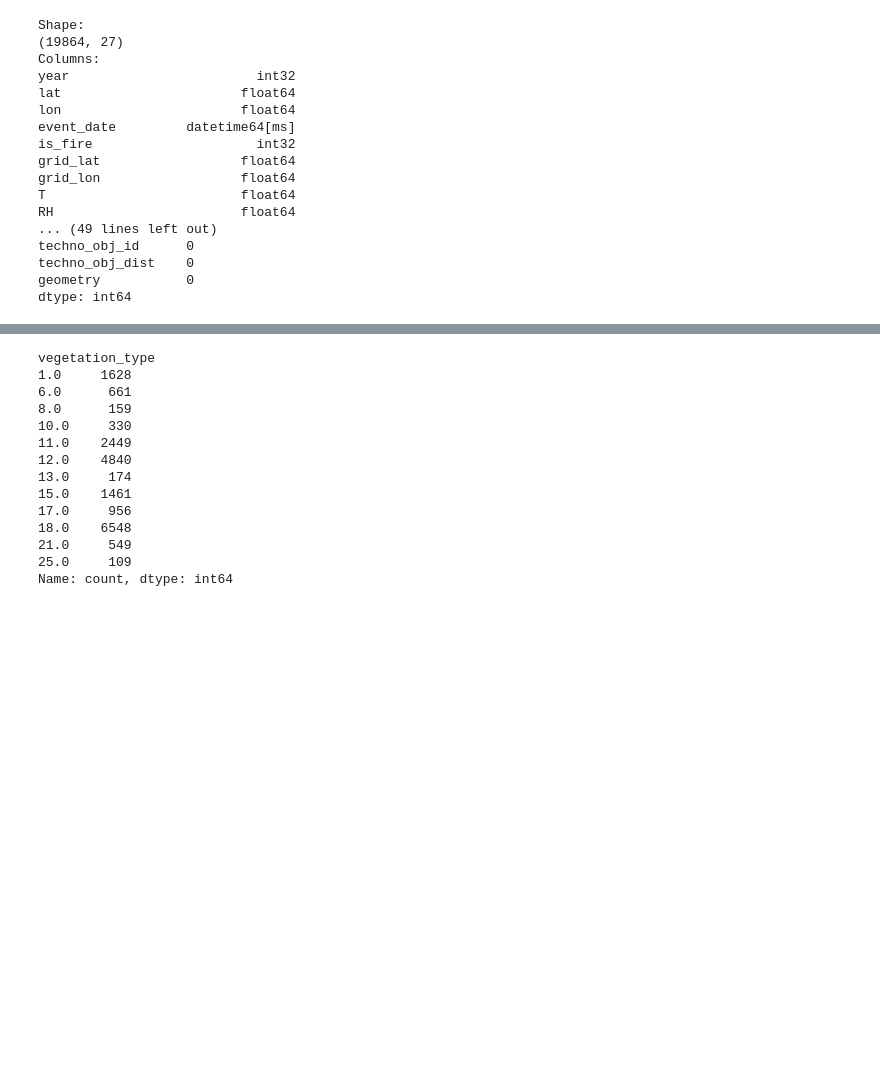
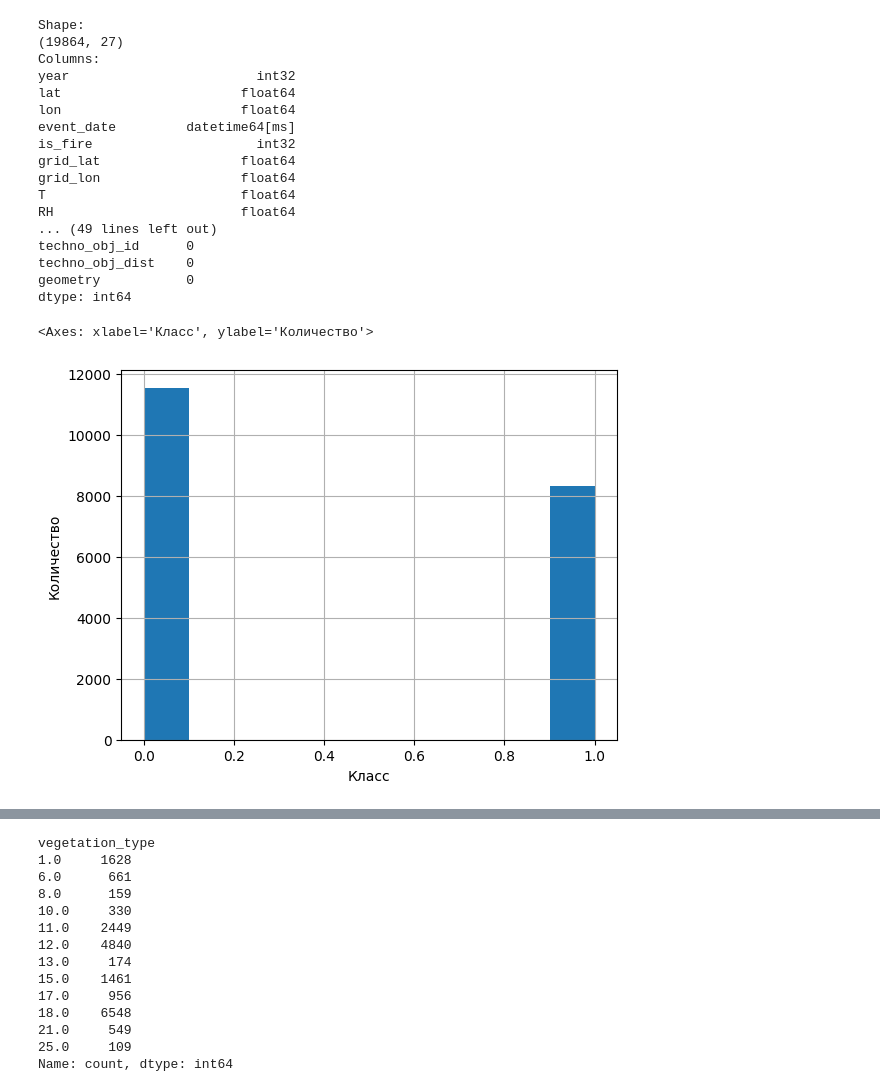
Before and after one commit to MS-17/vkr, a Jupyter notebook: correlation_analysis.ipynb, the cells around one changed output, grey strips where cells are left out. Cells and saved outputs as stored; diff of their text form; code cells hidden in the pictures; blank space fills up the shorter version.

```diff
--- a/correlation_analysis.ipynb
+++ b/correlation_analysis.ipynb
@@ -94,6 +94,15 @@ techno_obj_id      0
 techno_obj_dist    0
 geometry           0
 dtype: int64
+# %%
+vc = fires_dataset.is_fire.value_counts()
+vc[0] / fires_dataset.shape[0], vc[1] / fires_dataset.shape[0]
+plt.xlabel("Класс")
+plt.ylabel("Количество")
+fires_dataset.is_fire.hist()
+# %% [output]
+<Axes: xlabel='Класс', ylabel='Количество'>
+[figure, added]
 # %%
 # what are some basic steps to do before training
 # clean data:
```
Also changed, not shown: parts of 9 cells of this notebook, 4 other files.
